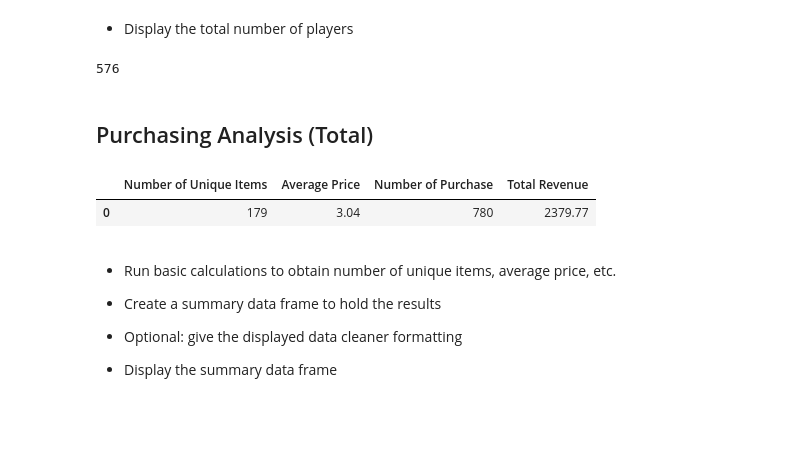
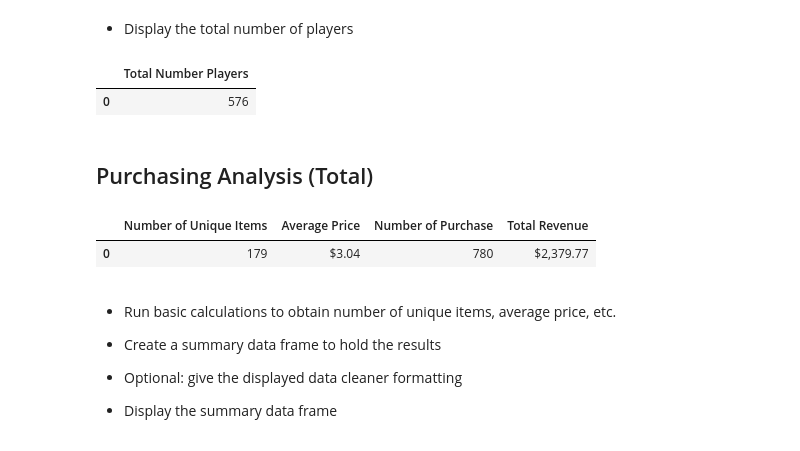
Before and after one commit to kldudzinsky/pandas-challenge, a Jupyter notebook: HeroesOfPymoli/HeroesOfPymoli Final Report.ipynb, the cells around one changed output. Cells and saved outputs as stored; diff of their text form; code cells hidden in the pictures; blank space fills up the shorter version.

```diff
--- a/HeroesOfPymoli/HeroesOfPymoli_starter.ipynb
+++ b/HeroesOfPymoli/HeroesOfPymoli Final Report.ipynb
@@ -33,31 +33,40 @@ purchase_data
 #find total number of players using unique so no duplicate SN
 unique_players=purchase_data["SN"].unique()
 total_number_players=(len(unique_players))
-print(total_number_players)
+total_number_players
+#clean up output
+total={"Total Number Players": total_number_players}
+pd.DataFrame([total])
 # %% [output]
-576
+|  | Total Number Players |
+| 0 | 576 |
 # %% [markdown]
 ## Purchasing Analysis (Total)
 # %%
 #drop duplicated by using unique() and use len() to get total number of unique items
 unique_items=purchase_data["Item ID"].unique()
 num_un_items=(len(unique_items))
 
 #create df with duplicate IDs dropped using .drop_duplicate
 dup_id_dropped_df=purchase_data.drop_duplicates(subset="Item ID", keep="last")
 
 #calculate average price, total revenue
 average_price=(dup_id_dropped_df["Price"]).mean()
 total_rev=purchase_data["Price"].sum()
 dup_id_dropped_df["Price"].describe()
 
 #create a dict for summary table, make dict into df and print with rounding to 2 decimal places
 summary_dict=[{"Number of Unique Items": num_un_items, "Average Price": average_price,"Number of Purchase":len(purchase_data), "Total Revenue":total_rev}]
 summary_df=(pd.DataFrame(summary_dict)).round(2)
+#clean up
+summary_df["Total Revenue"]=summary_df["Total Revenue"].apply('${:,.2f}'.format)
+summary_df["Average Price"]=summary_df["Average Price"].apply('${:.2f}'.format)
+summary_df[["Number of Unique Items","Average Price", "Number of Purchase", "Total Revenue"]]
+
 summary_df
 # %% [output]
 |  | Number of Unique Items | Average Price | Number of Purchase | Total Revenue |
-| 0 | 179 | 3.04 | 780 | 2379.77 |
+| 0 | 179 | $3.04 | 780 | $2,379.77 |
 # %% [markdown]
 * Run basic calculations to obtain number of unique items, average price, etc.
 
```
Also changed, not shown: parts of 7 cells of this notebook.
